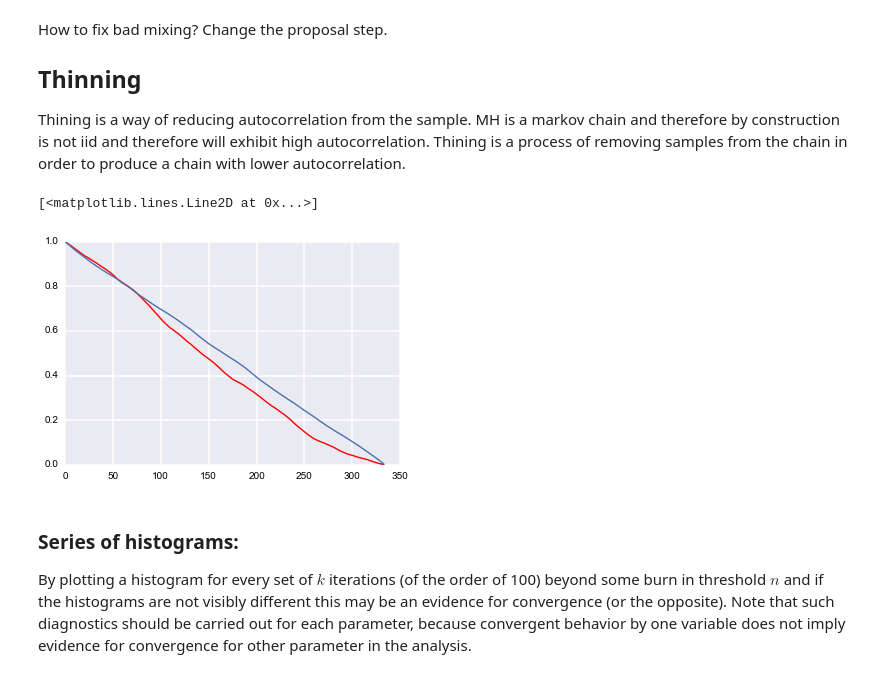
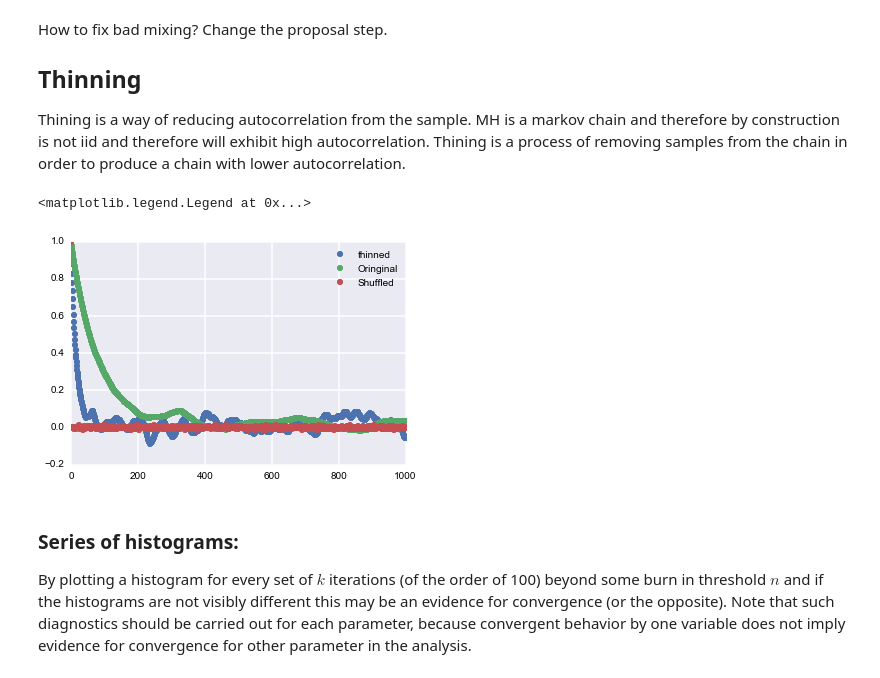
Before and after one commit to AM207/Site, a Jupyter notebook: am207/content/notebooks/Lecture8_MCMC_tests.ipynb, the cells around one changed output. Cells and saved outputs as stored; diff of their text form; code cells hidden in the pictures.

```diff
--- a/am207/content/notebooks/Lecture8_MCMC_tests.ipynb
+++ b/am207/content/notebooks/Lecture8_MCMC_tests.ipynb
@@ -172,7 +172,7 @@ def autocorr(x):
 Create the sample for the posterior using MH
 # %%
 n_iter = 50000
-trace, acc = metropolis(n_iter, (1,7), 1)
+trace, acc = metropolis(n_iter, (11,17), 1)
 # %% [output]
 Iteration 0
 Iteration 10000
@@ -204,15 +210,24 @@ How to fix bad mixing? Change the proposal step.
 ## Thinning
 Thining is a way of reducing autocorrelation from the sample. MH is a markov chain and therefore by construction is not iid and therefore will exhibit high autocorrelation.
 Thining is a process of removing samples from the chain in order to produce a chain with lower autocorrelation.
-# %%
-thinint=10
-beta_cured=beta[0:len(alpha):30]
-
-plt.plot(autocorr(beta_cured), 'r')
-plt.plot(autocorr(beta[:len(beta_cured)]))
-# %% [output]
-[<matplotlib.lines.Line2D at 0x...>]
-[figure, removed]
+# %%
+thinint=5
+beta_cured=beta[0:len(alpha):thinint]
+
+idp=np.random.permutation(beta)
+
+xt=np.random.normal(size=1000)
+#plt.hist(idp)
+
+fig=plt.acorr(beta_cured-np.mean(beta_cured), normed=True, usevlines=False, maxlags=1000, label=u'thinned')
+fig=plt.acorr(beta-np.mean(beta), normed=True, usevlines=False, maxlags=1000, label=u'Oringinal')
+fig=plt.acorr(idp-np.mean(idp), normed=True, usevlines=False, maxlags=1000, label=u'Shuffled')
+
+plt.xlim( (0,1000))
+plt.legend()
+# %% [output]
+<matplotlib.legend.Legend at 0x...>
+[figure, added]
 # %% [markdown]
 ### Series of histograms:
 By plotting a histogram for every set of $k$ iterations (of the order of 100) beyond some burn in threshold $n$ and if the histograms are not visibly different this may be an evidence for convergence (or the opposite). Note that such diagnostics should be carried out for each parameter, because convergent behavior by one variable does not imply evidence for convergence for other parameter in the analysis.
```
Also changed, not shown: parts of 40 cells of this notebook.
